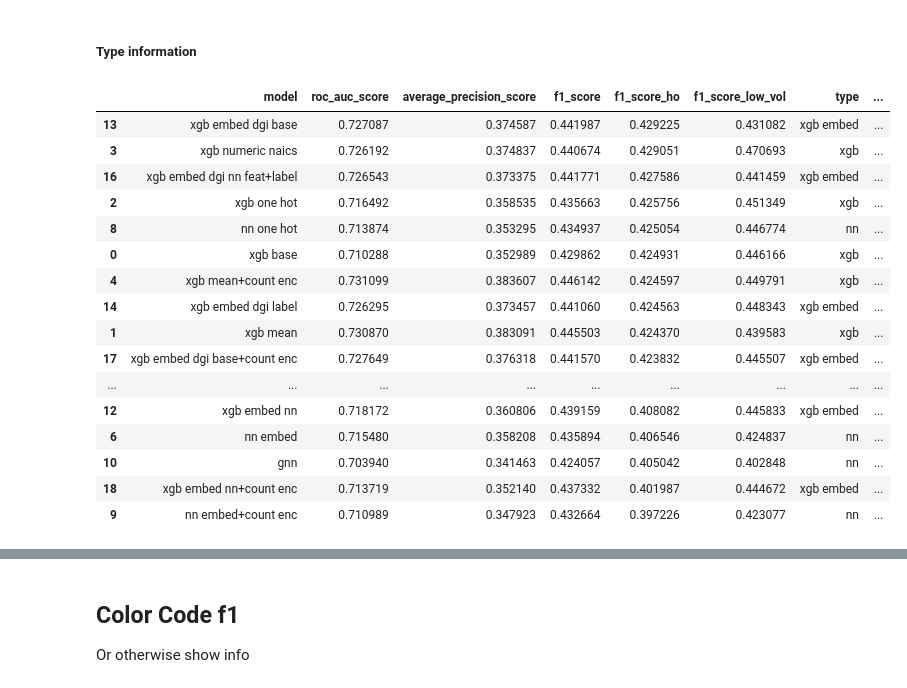
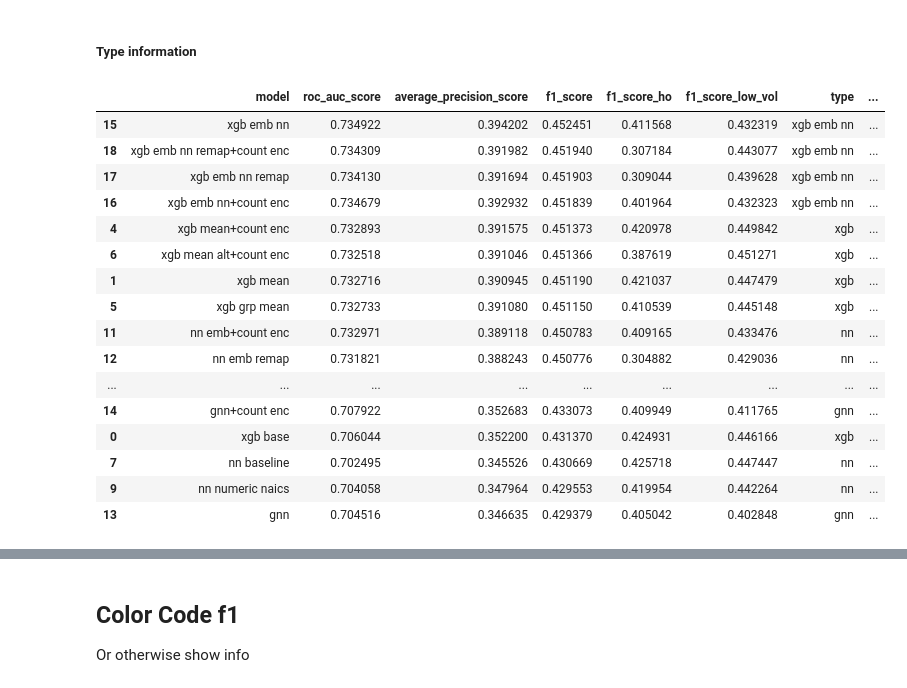
Before and after one commit to vla6/Blog_gnn_naics, a Jupyter notebook: 60_perf_low_vol.ipynb, the cells around one changed output, grey strips where cells are left out. Saved outputs shown, nothing was run; the diff lists cells and outputs as text; code cells hidden in the pictures.

```diff
--- a/60_perf_low_vol.ipynb
+++ b/60_perf_low_vol.ipynb
@@ -31,20 +31,26 @@ dict_pred = {'xgb base': Path(setup.temp_path).joinpath('03_DATA_combined_predic
               'xgb one hot':  Path(setup.temp_path).joinpath('05_DATA_combined_predictions.parquet'),
               'xgb numeric naics':  Path(setup.temp_path).joinpath('06_DATA_combined_predictions.parquet'),
               'xgb mean+count enc':  Path(setup.temp_path).joinpath('07_DATA_combined_predictions.parquet'),
+              'xgb grp mean':  Path(setup.temp_path).joinpath('08_DATA_combined_predictions.parquet'),
+              'xgb mean alt+count enc':  Path(setup.temp_path).joinpath('09_DATA_combined_predictions.parquet'),
               'nn baseline': Path(setup.temp_path).joinpath('11_DATA_predictions.parquet'),
-              'nn embed': Path(setup.temp_path).joinpath('12_DATA_predictions.parquet'),
+              'nn emb': Path(setup.temp_path).joinpath('12_DATA_predictions.parquet'),
               'nn numeric naics': Path(setup.temp_path).joinpath('13_DATA_predictions.parquet'),
               'nn one hot': Path(setup.temp_path).joinpath('14_DATA_predictions.parquet'),
-              'nn embed+count enc': Path(setup.temp_path).joinpath('15_DATA_predictions.parquet'),
+              'nn emb+count enc': Path(setup.temp_path).joinpath('15_DATA_predictions.parquet'),
+              'nn emb remap': Path(setup.temp_path).joinpath('16_DATA_predictions.parquet'),
               'gnn': Path(setup.temp_path).joinpath('22_DATA_predictions_all.parquet'),
               'gnn+count enc': Path(setup.temp_path).joinpath('25_DATA_predictions_all.parquet'),
-              'xgb embed nn': Path(setup.temp_path).joinpath('50_DATA_combined_predictions.parquet'),
-              'xgb embed dgi base': Path(setup.temp_path).joinpath('51_DATA_combined_predictions.parquet'),
-              'xgb embed dgi label': Path(setup.temp_path).joinpath('52_DATA_combined_predictions.parquet'),
-              'xgb embed dgi nn feat': Path(setup.temp_path).joinpath('53_DATA_combined_predictions.parquet'),
-              'xgb embed dgi nn feat+label': Path(setup.temp_path).joinpath('54_DATA_combined_predictions.parquet'),
-              'xgb embed dgi base+count enc': Path(setup.temp_path).joinpath('55_DATA_combined_predictions.parquet'),
-              'xgb embed nn+count enc': Path(setup.temp_path).joinpath('56_DATA_combined_predictions.parquet'),}
+              'xgb emb nn': Path(setup.temp_path).joinpath('40_DATA_combined_predictions.parquet'),
+              'xgb emb nn+count enc': Path(setup.temp_path).joinpath('41_DATA_combined_predictions.parquet'),
+              'xgb emb nn remap': Path(setup.temp_path).joinpath('42_DATA_combined_predictions.parquet'),
+              'xgb emb nn remap+count enc': Path(setup.temp_path).joinpath('43_DATA_combined_predictions.parquet'),
+              'xgb dgi base': Path(setup.temp_path).joinpath('50_DATA_combined_predictions.parquet'),
+              'xgb dgi base+count enc': Path(setup.temp_path).joinpath('51_DATA_combined_predictions.parquet'),
+              'xgb dgi base+label': Path(setup.temp_path).joinpath('52_DATA_combined_predictions.parquet'),
+              'xgb dgi nnfeat': Path(setup.temp_path).joinpath('53_DATA_combined_predictions.parquet'),
+              'xgb dgi nnfeat+label': Path(setup.temp_path).joinpath('54_DATA_combined_predictions.parquet')
+            }
 # %%
 # Verify these all exist
 all([Path(v).exists() for k, v in dict_pred.items()])
@@ -221,7 +229,8 @@ metrics_naics_vol[metrics_naics_vol['naics_count_grp'].astype('str') == '(0.999,
 ## Summary Data
 For test dataset only, show AUC and f1 scores for test dataset, along with f1 scores for holdout and low-volume NAICS
 # %%
-overall_stats =  all_metrics[(all_metrics['dset'] == 'test') & all_metrics['dset_naics_holdout'].isna()] \
+overall_stats =  all_metrics[(all_metrics['dset'] == 'test') & \
+                             (all_metrics['dset_naics_holdout'] == 0)] \
     [['model', 'roc_auc_score', 'average_precision_score', 'f1_score']]
 # %%
 holdout_stats = all_metrics[(all_metrics['dset'] == 'test') & \
@@ -238,33 +247,35 @@ overall_stats = overall_stats.merge(holdout_stats, on='model') \
 # %% [markdown]
 ##### Type information
 # %%
-cond = [overall_stats['model'].str.startswith('xgb embed'),
-        overall_stats['model'].str.startswith('xgb')]
-choice = ['xgb embed', 'xgb']
+cond = [overall_stats['model'].str.startswith('xgb emb'),
+        overall_stats['model'].str.startswith('xgb dgi'),
+        overall_stats['model'].str.startswith('xgb'),
+       overall_stats['model'].str.startswith('gnn')]
+choice = ['xgb emb nn', 'xgb dgi', 'xgb', 'gnn']
 overall_stats['type'] = np.select(cond, choice, 'nn')
 # %%
 overall_stats['model_base'] = overall_stats['model'].str.split('+count', regex=False).apply(lambda x: x[0])
 overall_stats['count_enc'] = np.where(overall_stats['model'].str.contains('+count', regex=False), 1, 0)
 # %%
-overall_stats.sort_values('f1_score_ho', ascending=False)
+overall_stats.sort_values('f1_score', ascending=False)
 # %% [output]
 |  | model | roc_auc_score | average_precision_score | f1_score | f1_score_ho | f1_score_low_vol | type | ... |
-| 13 | xgb embed dgi base | 0.727087 | 0.374587 | 0.441987 | 0.429225 | 0.431082 | xgb embed | ... |
-| 3 | xgb numeric naics | 0.726192 | 0.374837 | 0.440674 | 0.429051 | 0.470693 | xgb | ... |
-| 16 | xgb embed dgi nn feat+label | 0.726543 | 0.373375 | 0.441771 | 0.427586 | 0.441459 | xgb embed | ... |
-| 2 | xgb one hot | 0.716492 | 0.358535 | 0.435663 | 0.425756 | 0.451349 | xgb | ... |
-| 8 | nn one hot | 0.713874 | 0.353295 | 0.434937 | 0.425054 | 0.446774 | nn | ... |
-| 0 | xgb base | 0.710288 | 0.352989 | 0.429862 | 0.424931 | 0.446166 | xgb | ... |
-| 4 | xgb mean+count enc | 0.731099 | 0.383607 | 0.446142 | 0.424597 | 0.449791 | xgb | ... |
-| 14 | xgb embed dgi label | 0.726295 | 0.373457 | 0.441060 | 0.424563 | 0.448343 | xgb embed | ... |
-| 1 | xgb mean | 0.730870 | 0.383091 | 0.445503 | 0.424370 | 0.439583 | xgb | ... |
-| 17 | xgb embed dgi base+count enc | 0.727649 | 0.376318 | 0.441570 | 0.423832 | 0.445507 | xgb embed | ... |
+| 15 | xgb emb nn | 0.734922 | 0.394202 | 0.452451 | 0.411568 | 0.432319 | xgb emb nn | ... |
+| 18 | xgb emb nn remap+count enc | 0.734309 | 0.391982 | 0.451940 | 0.307184 | 0.443077 | xgb emb nn | ... |
+| 17 | xgb emb nn remap | 0.734130 | 0.391694 | 0.451903 | 0.309044 | 0.439628 | xgb emb nn | ... |
+| 16 | xgb emb nn+count enc | 0.734679 | 0.392932 | 0.451839 | 0.401964 | 0.432323 | xgb emb nn | ... |
+| 4 | xgb mean+count enc | 0.732893 | 0.391575 | 0.451373 | 0.420978 | 0.449842 | xgb | ... |
+| 6 | xgb mean alt+count enc | 0.732518 | 0.391046 | 0.451366 | 0.387619 | 0.451271 | xgb | ... |
+| 1 | xgb mean | 0.732716 | 0.390945 | 0.451190 | 0.421037 | 0.447479 | xgb | ... |
+| 5 | xgb grp mean | 0.732733 | 0.391080 | 0.451150 | 0.410539 | 0.445148 | xgb | ... |
+| 11 | nn emb+count enc | 0.732971 | 0.389118 | 0.450783 | 0.409165 | 0.433476 | nn | ... |
+| 12 | nn emb remap | 0.731821 | 0.388243 | 0.450776 | 0.304882 | 0.429036 | nn | ... |
 | ... | ... | ... | ... | ... | ... | ... | ... | ... |
-| 12 | xgb embed nn | 0.718172 | 0.360806 | 0.439159 | 0.408082 | 0.445833 | xgb embed | ... |
-| 6 | nn embed | 0.715480 | 0.358208 | 0.435894 | 0.406546 | 0.424837 | nn | ... |
-| 10 | gnn | 0.703940 | 0.341463 | 0.424057 | 0.405042 | 0.402848 | nn | ... |
-| 18 | xgb embed nn+count enc | 0.713719 | 0.352140 | 0.437332 | 0.401987 | 0.444672 | xgb embed | ... |
-| 9 | nn embed+count enc | 0.710989 | 0.347923 | 0.432664 | 0.397226 | 0.423077 | nn | ... |
+| 14 | gnn+count enc | 0.707922 | 0.352683 | 0.433073 | 0.409949 | 0.411765 | gnn | ... |
+| 0 | xgb base | 0.706044 | 0.352200 | 0.431370 | 0.424931 | 0.446166 | xgb | ... |
+| 7 | nn baseline | 0.702495 | 0.345526 | 0.430669 | 0.425718 | 0.447447 | nn | ... |
+| 9 | nn numeric naics | 0.704058 | 0.347964 | 0.429553 | 0.419954 | 0.442264 | nn | ... |
+| 13 | gnn | 0.704516 | 0.346635 | 0.429379 | 0.405042 | 0.402848 | gnn | ... |
 # %%
 overall_stats.to_csv(Path(setup.temp_path).joinpath('60_REPORT_summary_stats.csv'),
                     index=False)
```
Also changed, not shown: parts of 10 cells of this notebook, 39 other files.
